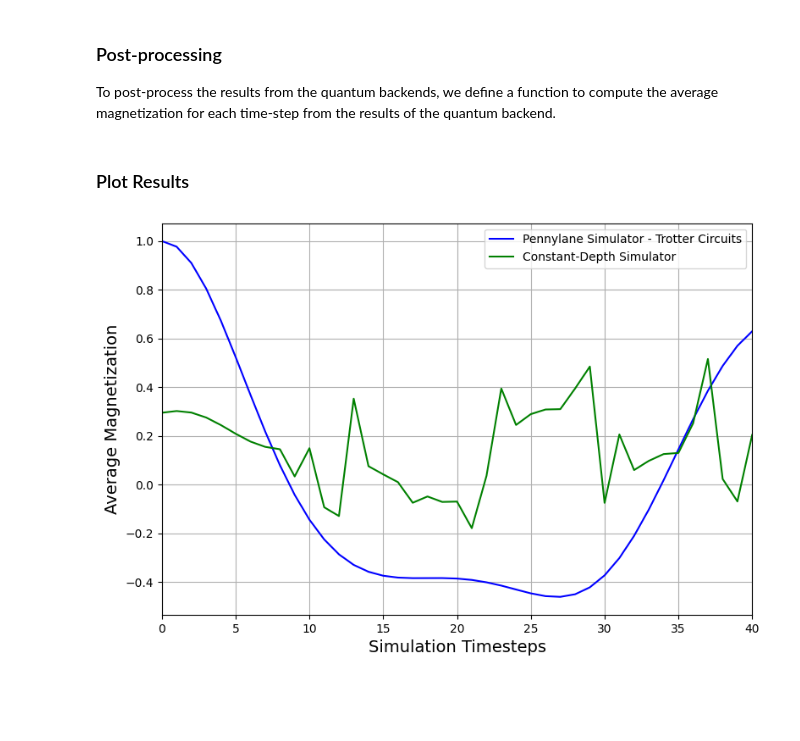
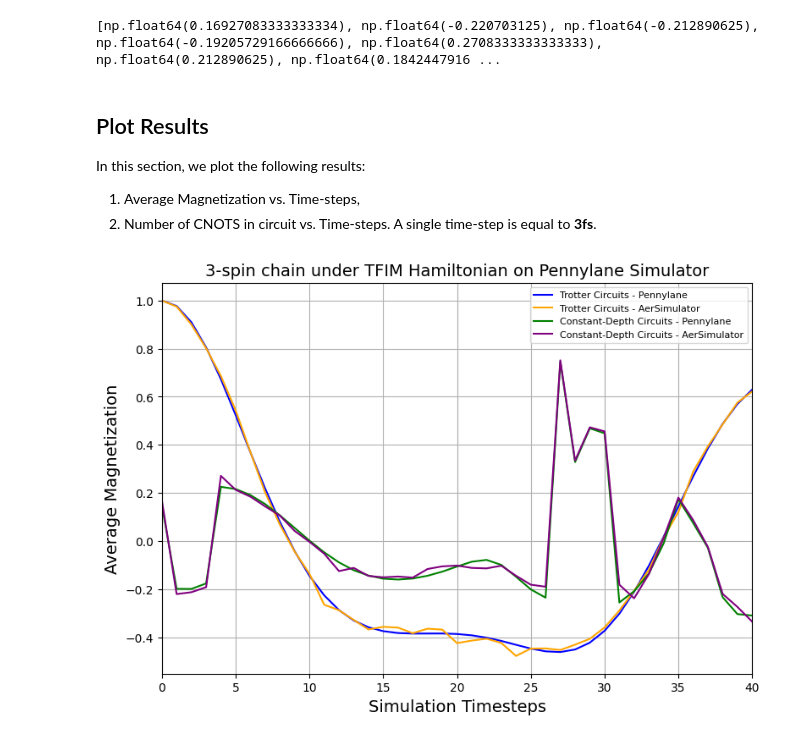
Before and after one commit to pranavi-jain/pennylane, a Jupyter notebook: Heisenberg Model Dynamics/TFIM.ipynb, the cells around one changed output. Drawn from its saved outputs; the diff is of its cells as text; code cells hidden in the pictures; blank space fills up the shorter version.

```diff
--- a/Heisenberg Model Dynamics/TFIM.ipynb
+++ b/Heisenberg Model Dynamics/TFIM.ipynb
@@ -141,8 +232,11 @@ Numerical quantum synthesis, as used in BQSKit, is the process of implementing a
 ## Define the cost function caluclating the distance (= 1 - fidelity) between
 ## the target and current unitary matrices
 
-def cost(params):
-    current_unitary = qml.matrix(make_MGC)(N, params)
+matchgate_ckt = qml.QNode(make_MGC, device=dev_qubit)
+
+
+def cost_function(params):
+    current_unitary = qml.matrix(matchgate_ckt)(N, params)
     ## Calculate Frobenius distance
     # distance = norm(target_unitary - current_unitary, 'fro')
     distance = np.abs(
@@ -209 +321,15 @@ Time step 40: best achieved distance 3.75e-01
+# %%
+## Define function to get results from the constant-depth circuits
+
+def get_results(ckt, N, final_params, num_steps):
+    results = []
+    cnots = []
+    for t in range(num_steps + 1):
+        # Simulate the constant-depth circuit
+        exp_vals = ckt(N, final_params[t])
+        # Taking the mean of the expectation values = average magnetization
+        result = np.mean(exp_vals)
+        results.append(result)
+        cnots.append(qml.specs(ckt)(N, final_params[t])["resources"].gate_types['CNOT'])
+    return results, cnots
 # %%
@@ -249,3 +347,12 @@ print(constant_depth_sim_results)
-# %% [markdown]
-### Post-processing
-To post-process the results from the quantum backends, we define a function to compute the average magnetization for each time-step from the results of the quantum backend.
+# %%
+## 2. Simulating the constant-depth circuits on IBM AerSimulator
+
+cd_aer_sim_results = []   # Reinitialize the results list
+cd_aer_sim_cnots = []  # Reinitialize the CNOT counts list
+cd_aer_sim_ckt = qml.QNode(constant_depth_circuit, device=dev_aer)
+
+cd_aer_sim_results, cd_aer_sim_cnots = get_results(cd_aer_sim_ckt, N, final_params, num_steps)
+
+print(cd_aer_sim_results)
+# %% [output]
+[np.float64(0.16927083333333334), np.float64(-0.220703125), np.float64(-0.212890625), np.float64(-0.19205729166666666), np.float64(0.2708333333333333), np.float64(0.212890625), np.float64(0.1842447916 ...
@@ -252,18 +370,25 @@ To post-process the results from the quantum backends, we define a function to c
 # %% [markdown]
-### Plot Results
+## Plot Results
+In this section, we plot the following results:
+1. Average Magnetization vs. Time-steps,
+2. Number of CNOTS in circuit vs. Time-steps.
+A single time-step is equal to **3fs**.
 # %%
 ## Plotting the results - Average Magnetization vs. time-steps
 
 plt.figure(figsize=(9, 6))
-plt.plot(trotter_sim_results, label="Pennylane Simulator - Trotter Circuits", color="blue")
-plt.plot(constant_depth_sim_results, label="Constant-Depth Simulator", color="green")
-plt.xlim(0,40)
-# plt.ylim(-1.0, 1.0)
+plt.plot(trotter_sim_results, label="Trotter Circuits - Pennylane", color="blue")
+plt.plot(trotter_aer_sim_results, label="Trotter Circuits - AerSimulator", color="orange")
+# plt.plot(trotter_ibm_results, label=f"Trotter Circuits - {backend}", color="red")
+plt.plot(cd_sim_results, label="Constant-Depth Circuits - Pennylane", color="green")
+plt.plot(cd_aer_sim_results, label="Constant-Depth Circuits - AerSimulator", color="purple")
+plt.xlim(0,num_steps)
 plt.xlabel("Simulation Timesteps", fontsize=14)
 plt.ylabel("Average Magnetization", fontsize=14)
+plt.title(f"{N}-spin chain under TFIM Hamiltonian", fontsize=14)
 plt.grid()
-plt.legend(loc="upper right", fontsize=10)
+plt.legend(fontsize=8)
 plt.show()
 # plt.savefig(f'{N}q_TFIM_sim_pennylane.svg', dpi=500)
 # %% [output]
-[figure, old version]
+[figure, new version]
```
Also changed, not shown: parts of 38 cells of this notebook, 17 other files.
